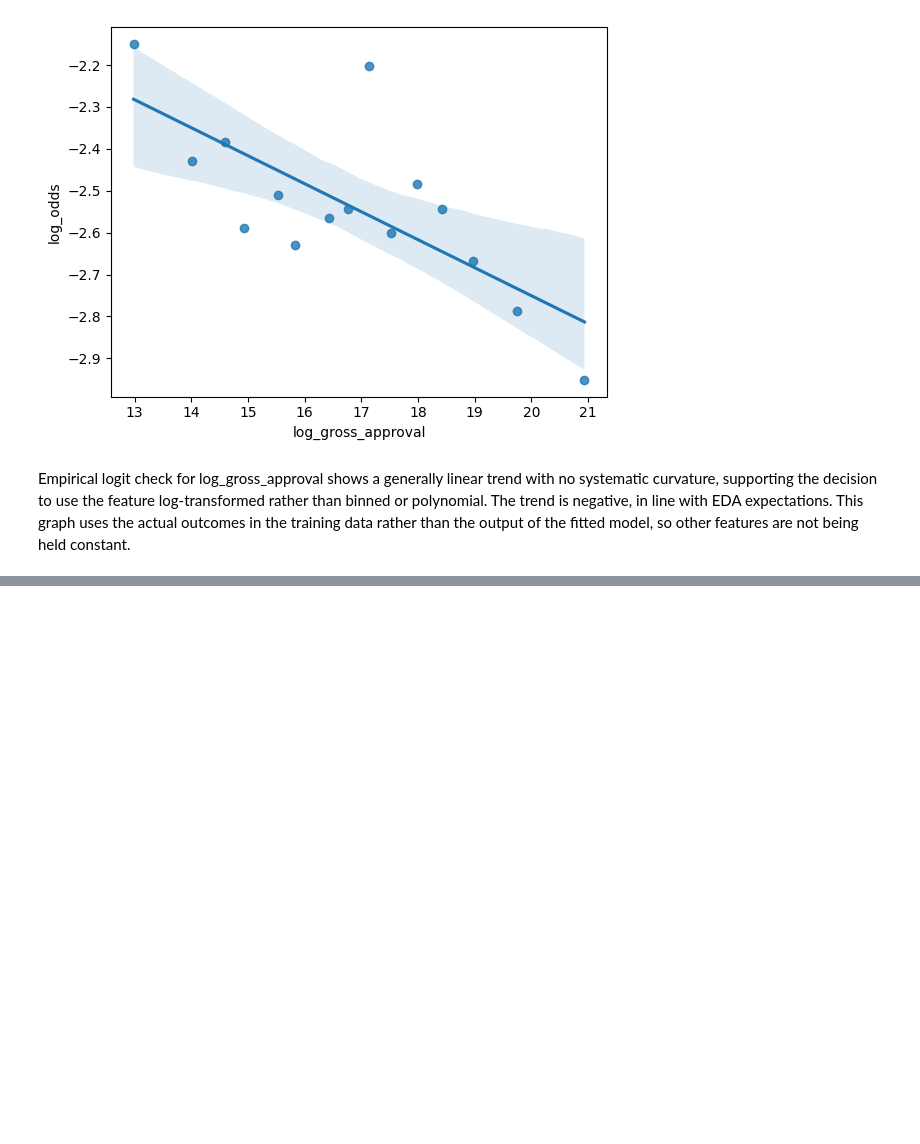
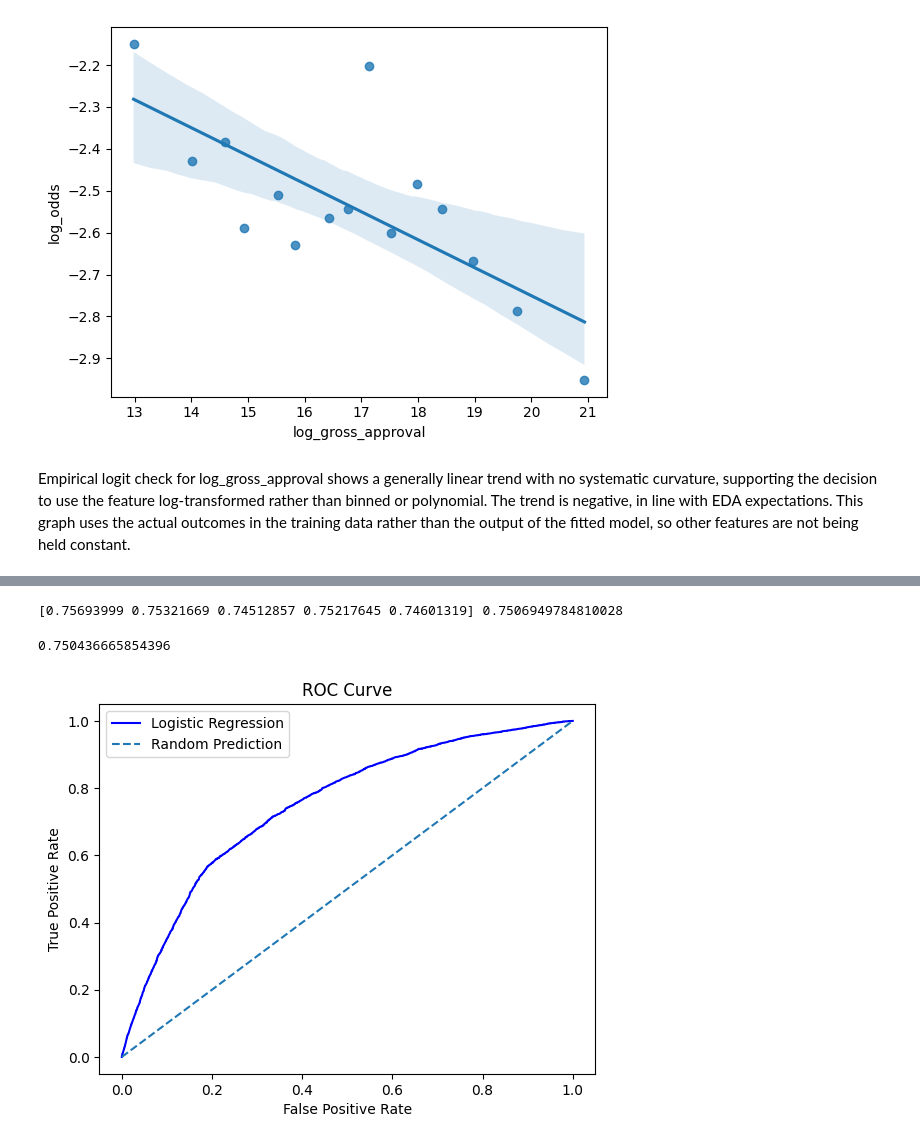
Before and after one commit to jaredhansen0128/sba-7a-credit-risk, a Jupyter notebook: notebooks/03_logistic_regression_model.ipynb, the cells around one changed output, grey strips where cells are left out. Cells and saved outputs as stored; diff of their text form; code cells hidden in the pictures; blank space fills up the shorter version.

```diff
--- a/notebooks/03_logistic_regression_model.ipynb
+++ b/notebooks/03_logistic_regression_model.ipynb
@@ -293,0 +417,38 @@ The intercept's VIF is not applicable.
+# %%
+# Determine model stability by assessing AUC score across 5 different folds
+# C = np.inf used for unpenalized fit
+# max_iter raised to 1000 because sklearn's lbfgs default (100) is insufficient for an unpenalized fit at this scale
+
+X = default_rate_mdl.model.exog
+y = default_rate_mdl.model.endog
+
+cv_auc = cross_val_score(
+    LogisticRegression(C = np.inf, max_iter = 1000),
+    X, y, cv = 5, scoring = 'roc_auc'
+)
+
+print(cv_auc, cv_auc.mean())
+# %% [output]
+[0.75693999 0.75321669 0.74512857 0.75217645 0.74601319] 0.7506949784810028
+# %%
+# Calculate AUC for the model
+
+preds = default_rate_mdl.predict(test)
+
+fpr, tpr, thresholds = roc_curve(test['is_default'], preds)
+auc = roc_auc_score(test['is_default'], preds)
+auc
+# %% [output]
+0.750436665854396
+# %%
+# Visualize the ROC curve
+
+plt.plot(fpr, tpr, color = 'blue', label = 'Logistic Regression')
+plt.plot([0, 1], [0, 1], linestyle = '--', label = 'Random Prediction')
+plt.title('ROC Curve')
+plt.xlabel('False Positive Rate')
+plt.ylabel('True Positive Rate')
+plt.legend()
+plt.show()
+# %% [output]
+[figure, added]
```
Also changed, not shown: parts of 23 cells of this notebook.
